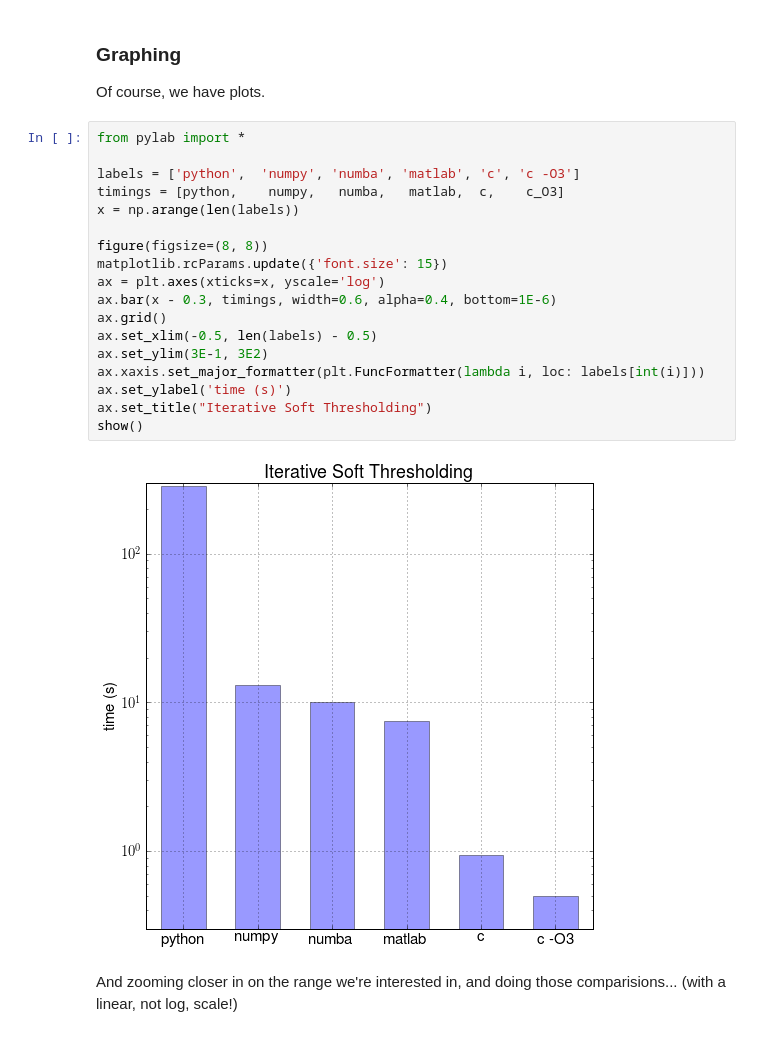
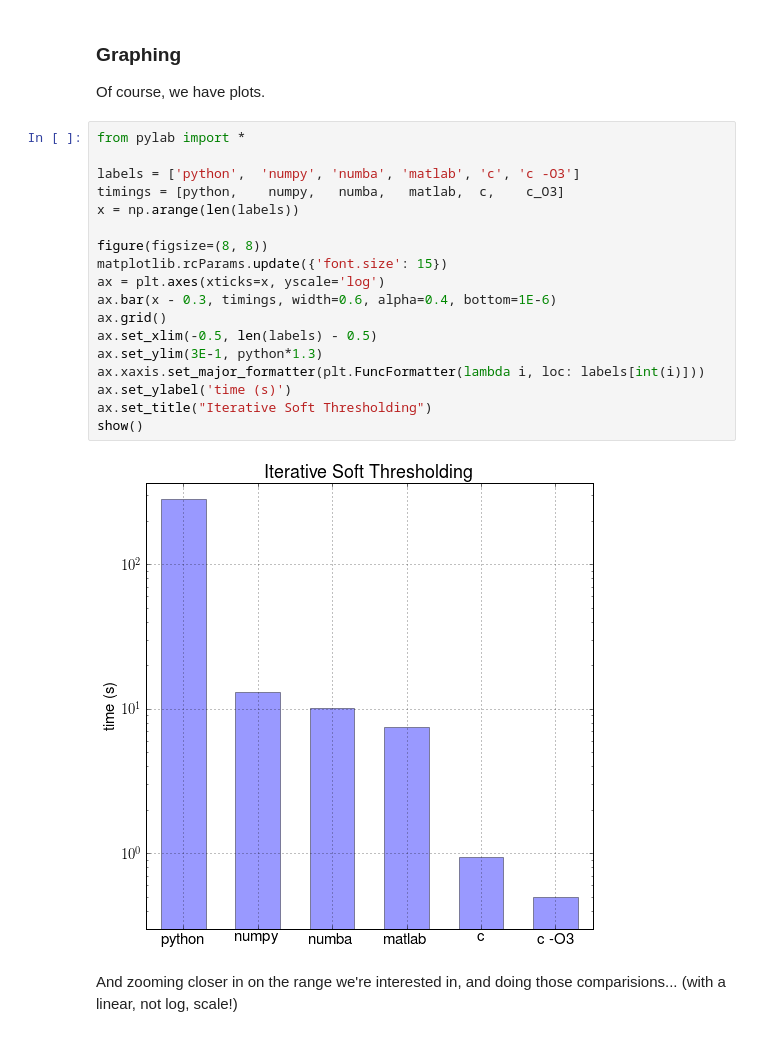
Before and after one commit to stsievert/side-projects, a Jupyter notebook: matlab_vs_python/Python vs Numba vs Matlab vs C.ipynb, the cells around one changed output. Cells and saved outputs as stored; diff of their text form.

```diff
--- a/matlab_vs_python/Python vs Numba vs Matlab vs C.ipynb
+++ b/matlab_vs_python/Python vs Numba vs Matlab vs C.ipynb
@@ -131,23 +131,23 @@ Of course, we have plots.
 # %%
 from pylab import *
 
 labels = ['python',  'numpy', 'numba', 'matlab', 'c', 'c -O3']
 timings = [python,    numpy,   numba,   matlab,  c,    c_O3]
 x = np.arange(len(labels))
 
 figure(figsize=(8, 8))
 matplotlib.rcParams.update({'font.size': 15})
 ax = plt.axes(xticks=x, yscale='log')
 ax.bar(x - 0.3, timings, width=0.6, alpha=0.4, bottom=1E-6)
 ax.grid()
 ax.set_xlim(-0.5, len(labels) - 0.5)
-ax.set_ylim(3E-1, 3E2)
+ax.set_ylim(3E-1, python*1.3)
 ax.xaxis.set_major_formatter(plt.FuncFormatter(lambda i, loc: labels[int(i)]))
 ax.set_ylabel('time (s)')
 ax.set_title("Iterative Soft Thresholding")
 show()
 # %% [output]
-[figure, old version]
+[figure, new version]
 # %% [markdown]
 And zooming closer in on the range we're interested in, and doing those comparisions... (with a linear, not log, scale!)
 # %%
```
Also changed, not shown: parts of 4 cells of this notebook.
